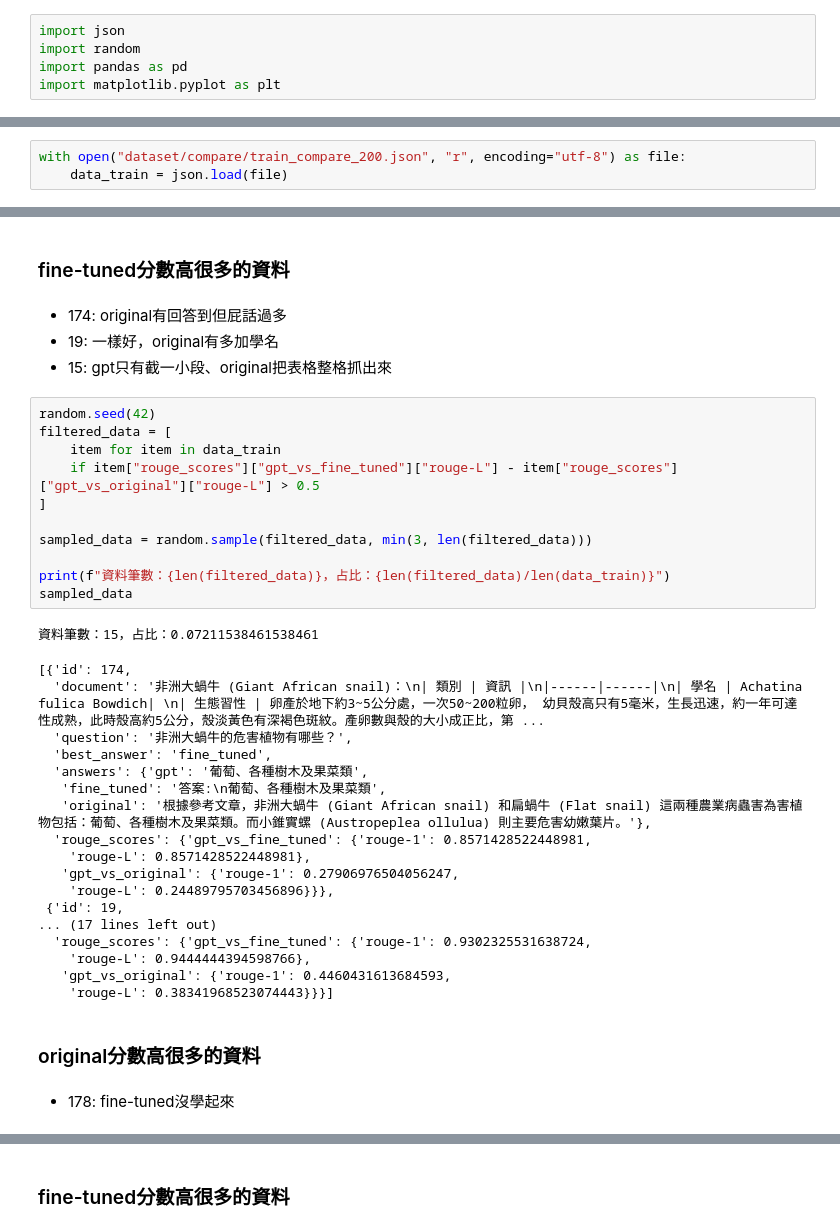
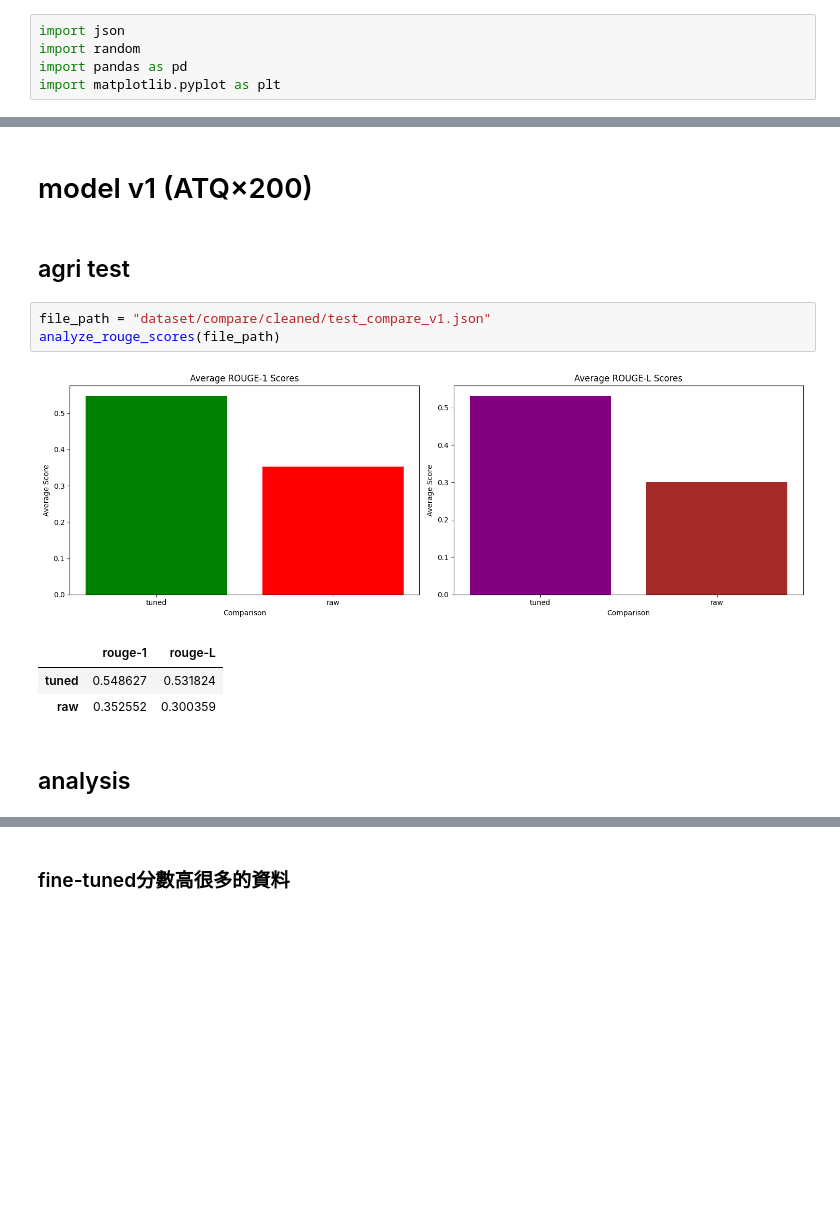
Before and after one commit to nderrrrr/DemetergptTableReader, a Jupyter notebook: analysis_ft_result.ipynb, the cells around one changed output, grey strips where cells are left out. Drawn from its saved outputs; the diff is of its cells as text; blank space fills up the shorter version.

```diff
--- a/analysis_ft_result.ipynb
+++ b/analysis_ft_result.ipynb
@@ -10,4 +6 @@ import matplotlib.pyplot as plt
-# %%
-with open("dataset/compare/train_compare_200.json", "r", encoding="utf-8") as file:
-    data_train = json.load(file)
 # %%
@@ -114,40 +52,14 @@ plt.show()
-# %% [markdown]
-### fine-tuned分數高很多的資料
-# %% [markdown]
-- 174: original有回答到但屁話過多
-- 19: 一樣好，original有多加學名
-- 15: gpt只有截一小段、original把表格整格抓出來
-# %%
-random.seed(42)
-filtered_data = [
-    item for item in data_train
-    if item["rouge_scores"]["gpt_vs_fine_tuned"]["rouge-L"] - item["rouge_scores"]["gpt_vs_original"]["rouge-L"] > 0.5
-]
-
-sampled_data = random.sample(filtered_data, min(3, len(filtered_data)))
-
-print(f"資料筆數：{len(filtered_data)}，占比：{len(filtered_data)/len(data_train)}")
-sampled_data
-# %% [output]
-資料筆數：15，占比：0.07211538461538461
-[{'id': 174,
-  'document': '非洲大蝸牛 (Giant African snail)：\n| 類別 | 資訊 |\n|------|------|\n| 學名 | Achatina fulica Bowdich| \n| 生態習性 | 卵產於地下約3~5公分處，一次50~200粒卵， 幼貝殼高只有5毫米，生長迅速，約一年可達性成熟，此時殼高約5公分，殼淡黃色有深褐色斑紋。產卵數與殼的大小成正比，第 ...
-  'question': '非洲大蝸牛的危害植物有哪些？',
-  'best_answer': 'fine_tuned',
-  'answers': {'gpt': '葡萄、各種樹木及果菜類',
-   'fine_tuned': '答案:\n葡萄、各種樹木及果菜類',
-   'original': '根據參考文章，非洲大蝸牛 (Giant African snail) 和扁蝸牛 (Flat snail) 這兩種農業病蟲害為害植物包括：葡萄、各種樹木及果菜類。而小錐實螺 (Austropeplea ollulua) 則主要危害幼嫩葉片。'},
-  'rouge_scores': {'gpt_vs_fine_tuned': {'rouge-1': 0.8571428522448981,
-    'rouge-L': 0.8571428522448981},
-   'gpt_vs_original': {'rouge-1': 0.27906976504056247,
-    'rouge-L': 0.24489795703456896}}},
- {'id': 19,
-... (17 lines left out)
-  'rouge_scores': {'gpt_vs_fine_tuned': {'rouge-1': 0.9302325531638724,
-    'rouge-L': 0.9444444394598766},
-   'gpt_vs_original': {'rouge-1': 0.4460431613684593,
-    'rouge-L': 0.38341968523074443}}}]
+# %% [markdown]
+# model v1 (ATQ×200)
+# %% [markdown]
+## agri test
+# %%
+file_path = "dataset/compare/cleaned/test_compare_v1.json"
+analyze_rouge_scores(file_path)
+# %% [output]
+[figure, added]
+|  | rouge-1 | rouge-L |
+| tuned | 0.548627 | 0.531824 |
+| raw | 0.352552 | 0.300359 |
 # %% [markdown]
-### original分數高很多的資料
+## analysis
-# %% [markdown]
-- 178: fine-tuned沒學起來
```
Also changed, not shown: parts of 50 cells of this notebook.
